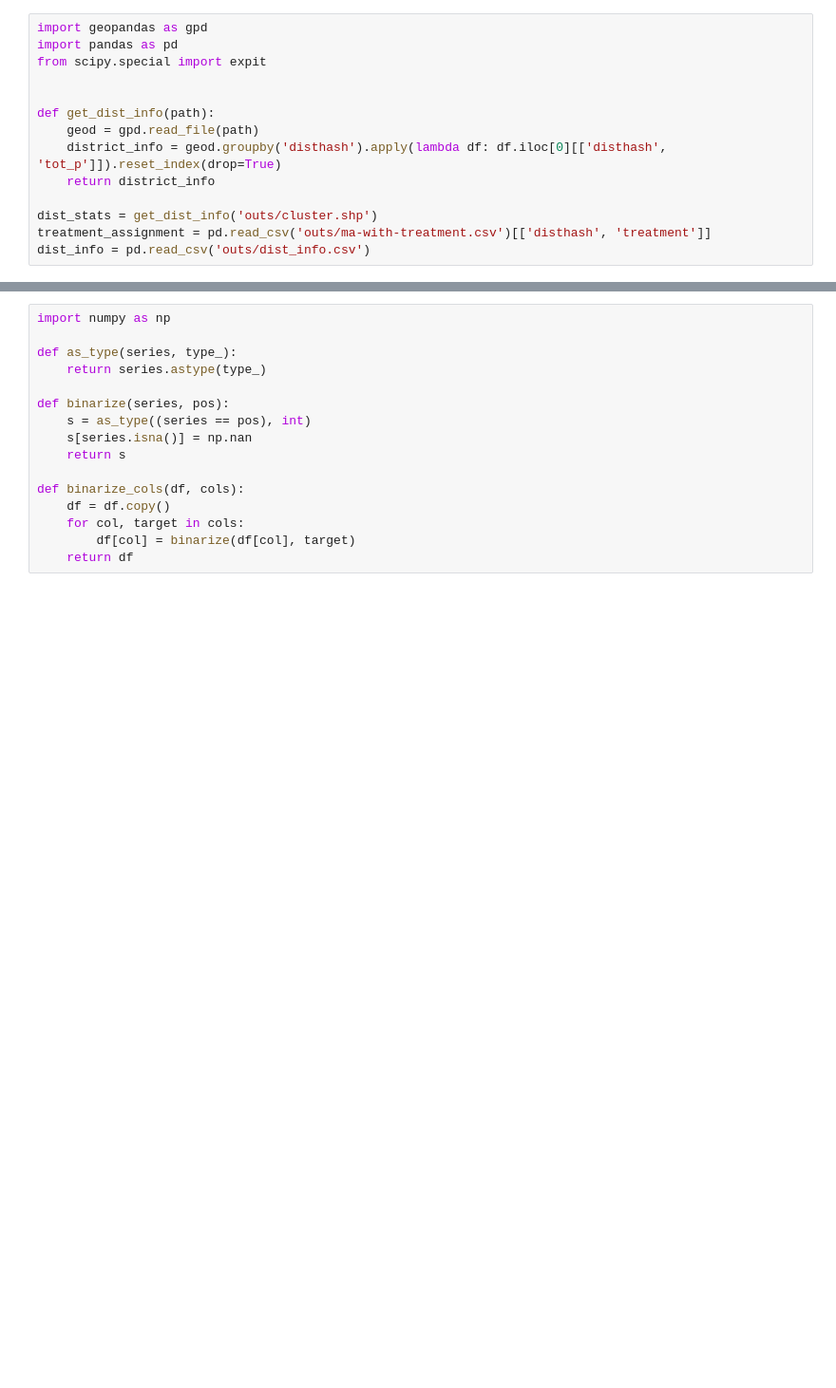
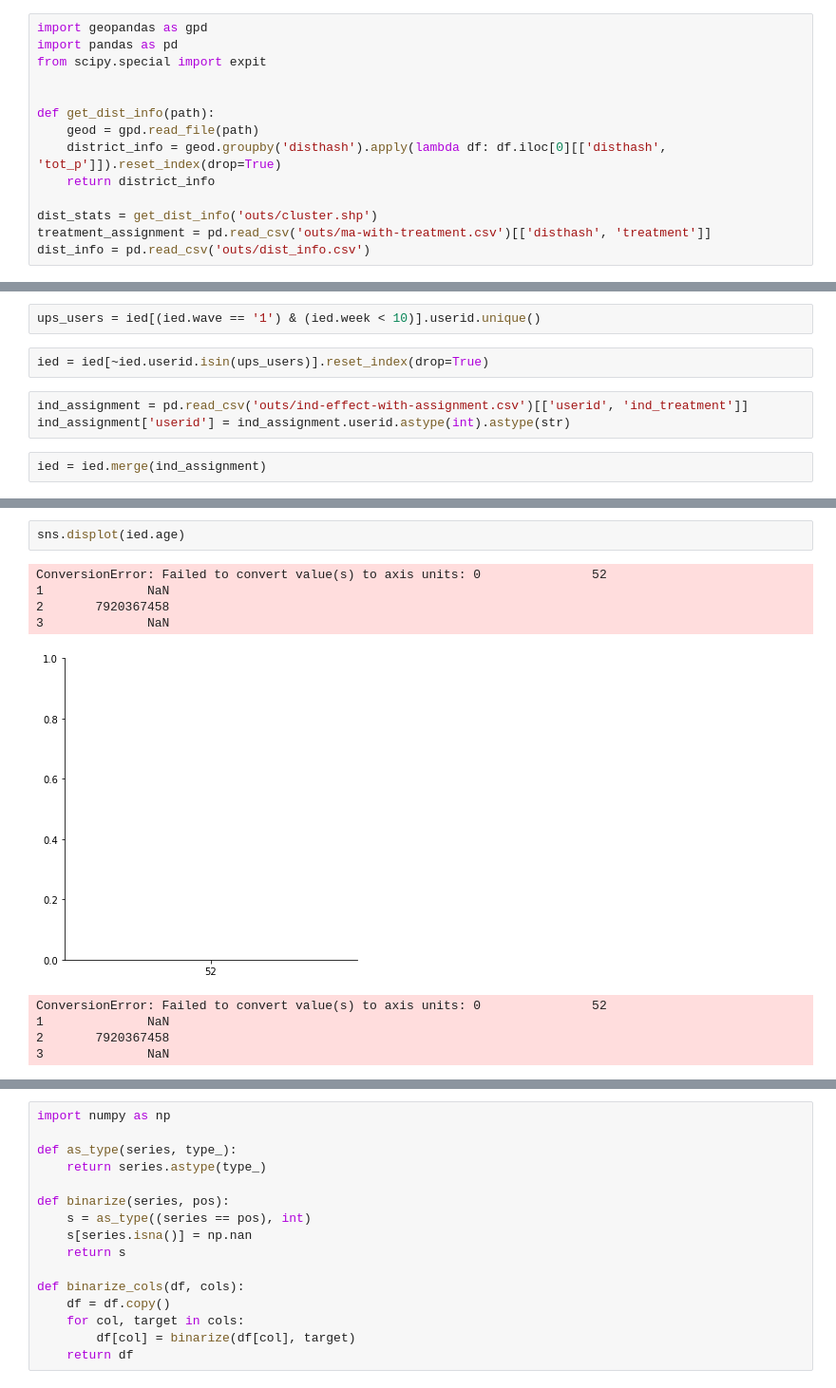
Before and after one commit to vlab-research/vlab, a Jupyter notebook: responses.ipynb, the cells around one changed output, grey strips where cells are left out. Shown: that part at 95% size. Cells and saved outputs as stored; diff of their text form; blank space fills up the shorter version.

```diff
--- a/responses.ipynb
+++ b/responses.ipynb
@@ -93,0 +97,9 @@ WARNING:root:Removing 1 users for duplication
+# %%
+ups_users = ied[(ied.wave == '1') & (ied.week < 10)].userid.unique()
+# %%
+ied = ied[~ied.userid.isin(ups_users)].reset_index(drop=True)
+# %%
+ind_assignment = pd.read_csv('outs/ind-effect-with-assignment.csv')[['userid', 'ind_treatment']]
+ind_assignment['userid'] = ind_assignment.userid.astype(int).astype(str)
+# %%
+ied = ied.merge(ind_assignment)
@@ -93,0 +128,12 @@ WARNING:root:Removing 1 users for duplication
+# %%
+sns.displot(ied.age)
+# %% [output]
+ConversionError: Failed to convert value(s) to axis units: 0               52
+1              NaN
+2       7920367458
+3              NaN
+[figure, added]
+ConversionError: Failed to convert value(s) to axis units: 0               52
+1              NaN
+2       7920367458
+3              NaN
```
Also changed, not shown: parts of 196 cells of this notebook, 5 other files.
